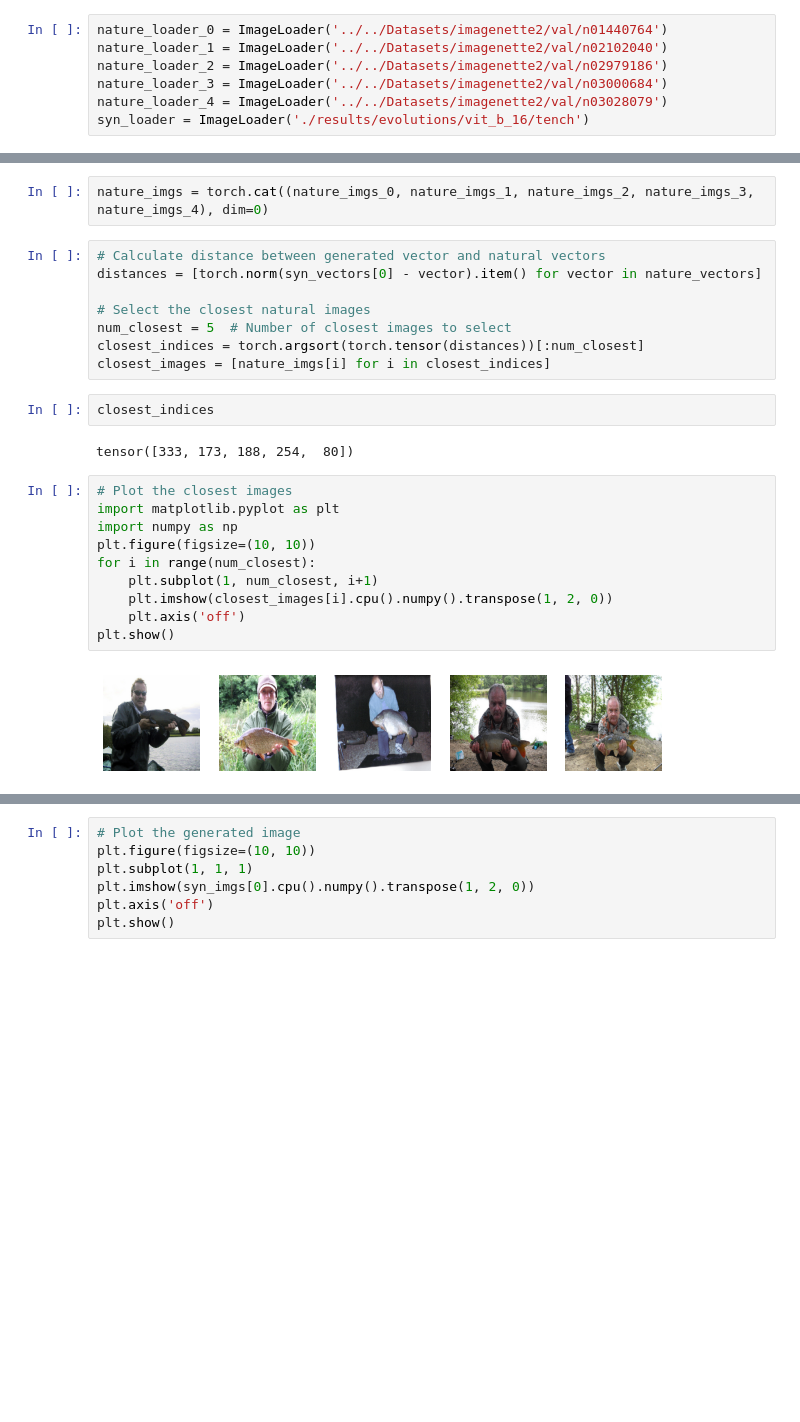
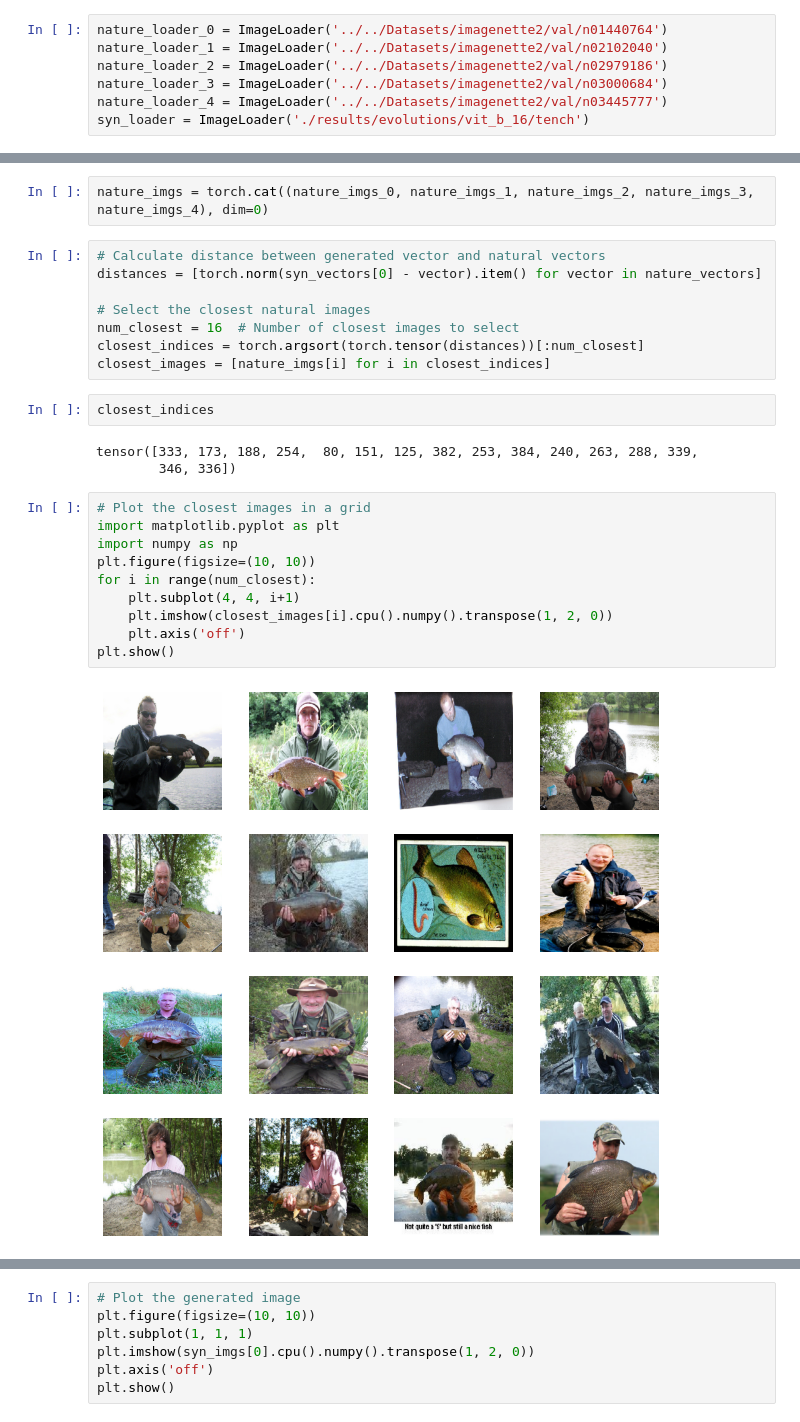
Before and after one commit to maochengxu/ActMax-4-Transformers, a Jupyter notebook: experiments/similarity.ipynb, the cells around one changed output, grey strips where cells are left out. Saved outputs shown, nothing was run; the diff lists cells and outputs as text; blank space fills up the shorter version.

```diff
--- a/experiments/similarity.ipynb
+++ b/experiments/similarity.ipynb
@@ -19,7 +19,7 @@ nature_loader_0 = ImageLoader('../../Datasets/imagenette2/val/n01440764')
 nature_loader_1 = ImageLoader('../../Datasets/imagenette2/val/n02102040')
 nature_loader_2 = ImageLoader('../../Datasets/imagenette2/val/n02979186')
 nature_loader_3 = ImageLoader('../../Datasets/imagenette2/val/n03000684')
-nature_loader_4 = ImageLoader('../../Datasets/imagenette2/val/n03028079')
+nature_loader_4 = ImageLoader('../../Datasets/imagenette2/val/n03445777')
 syn_loader = ImageLoader('./results/evolutions/vit_b_16/tench')
 # %%
 nature_loader_0.load()
@@ -58,24 +58,25 @@ nature_imgs = torch.cat((nature_imgs_0, nature_imgs_1, nature_imgs_2, nature_img
 distances = [torch.norm(syn_vectors[0] - vector).item() for vector in nature_vectors]
 
 # Select the closest natural images
-num_closest = 5  # Number of closest images to select
+num_closest = 16  # Number of closest images to select
 closest_indices = torch.argsort(torch.tensor(distances))[:num_closest]
 closest_images = [nature_imgs[i] for i in closest_indices]
 # %%
 closest_indices
 # %% [output]
-tensor([333, 173, 188, 254,  80])
+tensor([333, 173, 188, 254,  80, 151, 125, 382, 253, 384, 240, 263, 288, 339,
+        346, 336])
 # %%
-# Plot the closest images
+# Plot the closest images in a grid
 import matplotlib.pyplot as plt
 import numpy as np
 plt.figure(figsize=(10, 10))
 for i in range(num_closest):
-    plt.subplot(1, num_closest, i+1)
+    plt.subplot(4, 4, i+1)
     plt.imshow(closest_images[i].cpu().numpy().transpose(1, 2, 0))
     plt.axis('off')
 plt.show()
 # %% [output]
-[figure, old version]
+[figure, new version]
 # %%
 # Select the furthest natural images
```
Also changed, not shown: parts of 10 cells of this notebook, 5 other files.
